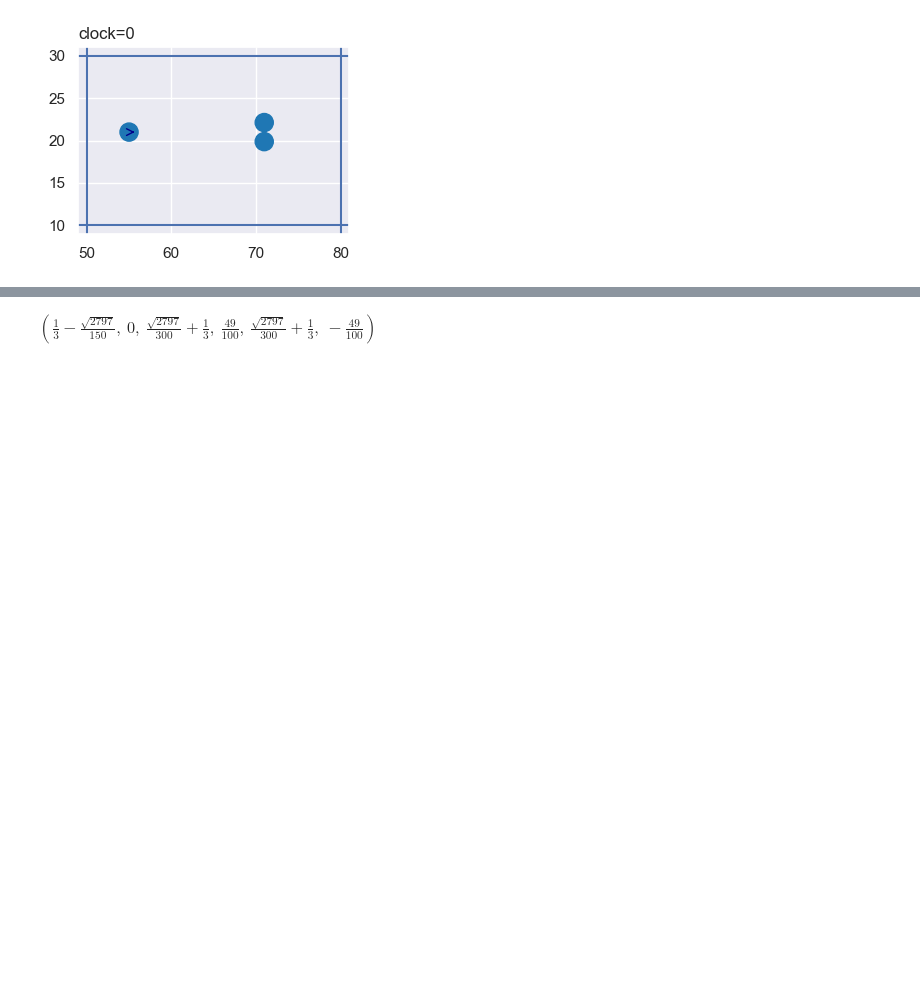
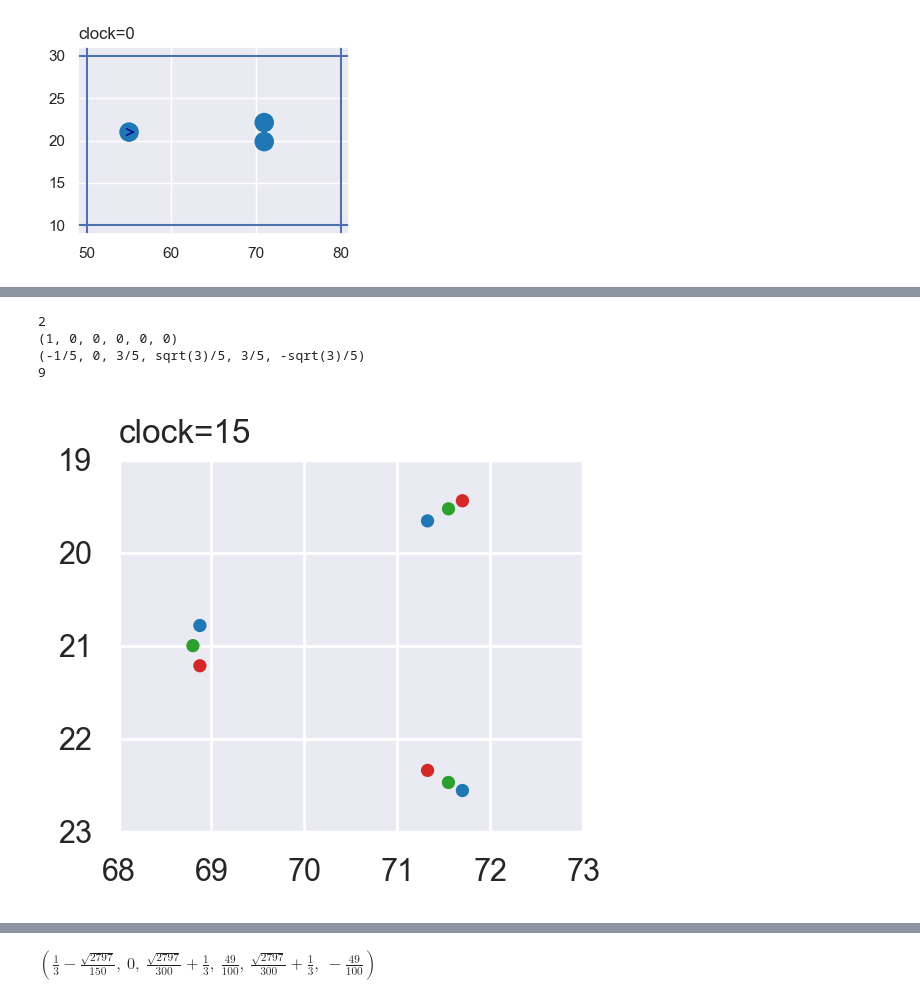
Before and after one commit to CarlKCarlK/perfect-physics, a Jupyter notebook: part_5_pydata.ipynb, the cells around one changed output, grey strips where cells are left out. Cells and saved outputs as stored; diff of their text form; code cells hidden in the pictures; blank space fills up the shorter version.

Commit message:
first three solutions

```diff
--- a/part_5_pydata.ipynb
+++ b/part_5_pydata.ipynb
@@ -710,0 +672,37 @@ $\displaystyle \left( \frac{1}{3} - \frac{2 \sqrt{1 - 3 \hat{c}_{vy}^{2}}}{3}, \
+# %%
+# find the symmetric solution
+
+eq6 = Eq(bhat_vx, chat_vx)
+eq7 = Eq(bhat_vy, -chat_vy)
+
+sym_solve = nonlinsolve([eq1, eq2, eq3, eq4, eq5, eq6, eq7],
+                        [ahat_vx, ahat_vy, bhat_vx, bhat_vy, chat_vx, chat_vy])
+print(len(sym_solve))
+print(list(sym_solve)[0])
+print(list(sym_solve)[1])
+sym_solve = [float(v) for v in list(sym_solve)[1]]
+
+# import deepcopy
+from copy import deepcopy
+
+world.circle_list = list_of_circles  + deepcopy(list_of_circles[:3])
+print(len(world.circle_list))
+world.circle_list[-3].x = sym_solve[0] + ax0
+world.circle_list[-3].y = sym_solve[1] + ay0
+world.circle_list[-2].x = sym_solve[2] + bx0
+world.circle_list[-2].y = sym_solve[3] + by0
+world.circle_list[-1].x = sym_solve[4] + cx0
+world.circle_list[-1].y = sym_solve[5] + cy0
+# world.xlim = (68,73)
+# world.ylim = (23,19)
+world.show(draw_radius=little_radius,
+           colors=["tab:blue", "tab:blue", "tab:blue", "tab:red", "tab:red", "tab:red",
+                   "tab:green", "tab:green", "tab:green"],
+           font_scale=font_scale)
+pass
+# %% [output]
+2
+(1, 0, 0, 0, 0, 0)
+(-1/5, 0, 3/5, sqrt(3)/5, 3/5, -sqrt(3)/5)
+9
+[figure, added]
```
Also changed, not shown: parts of 4 cells of this notebook.
